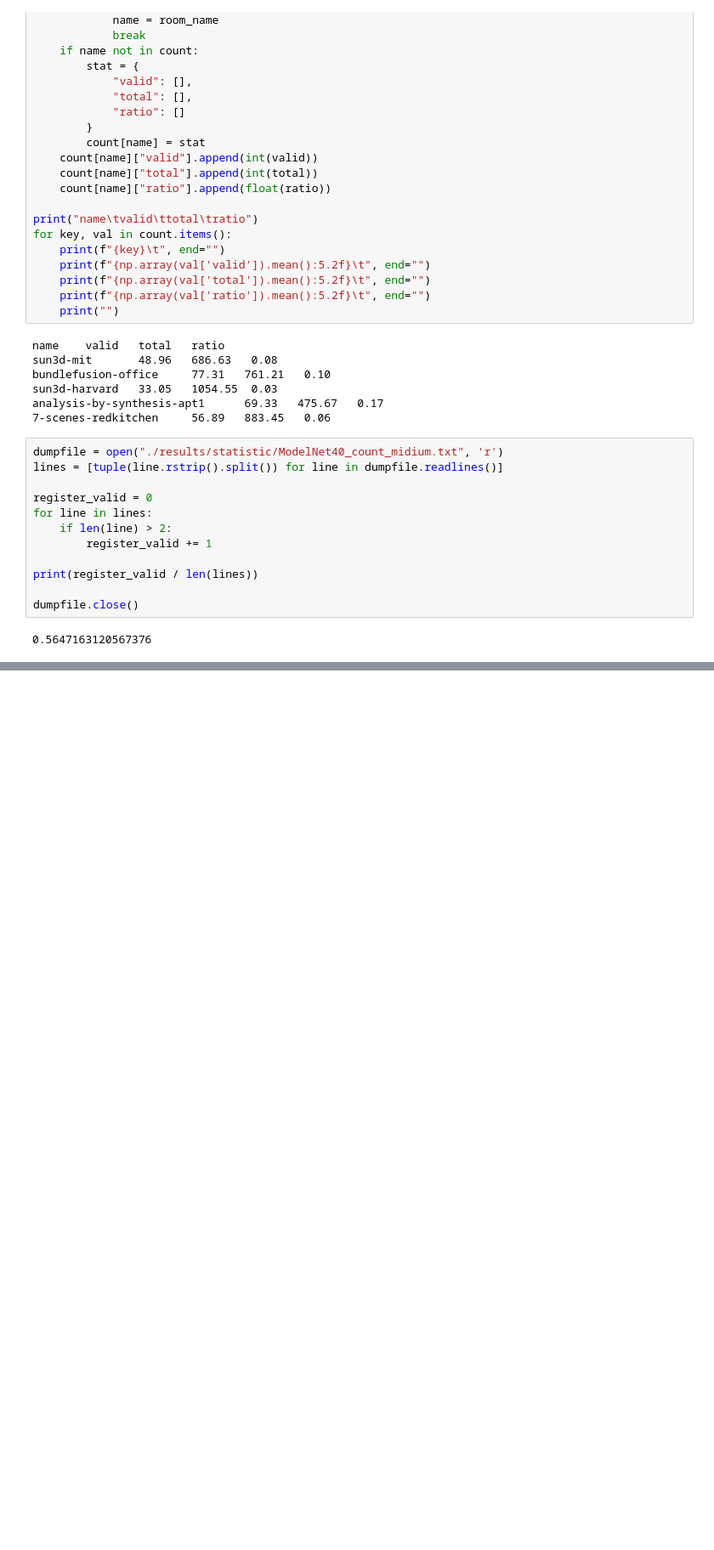
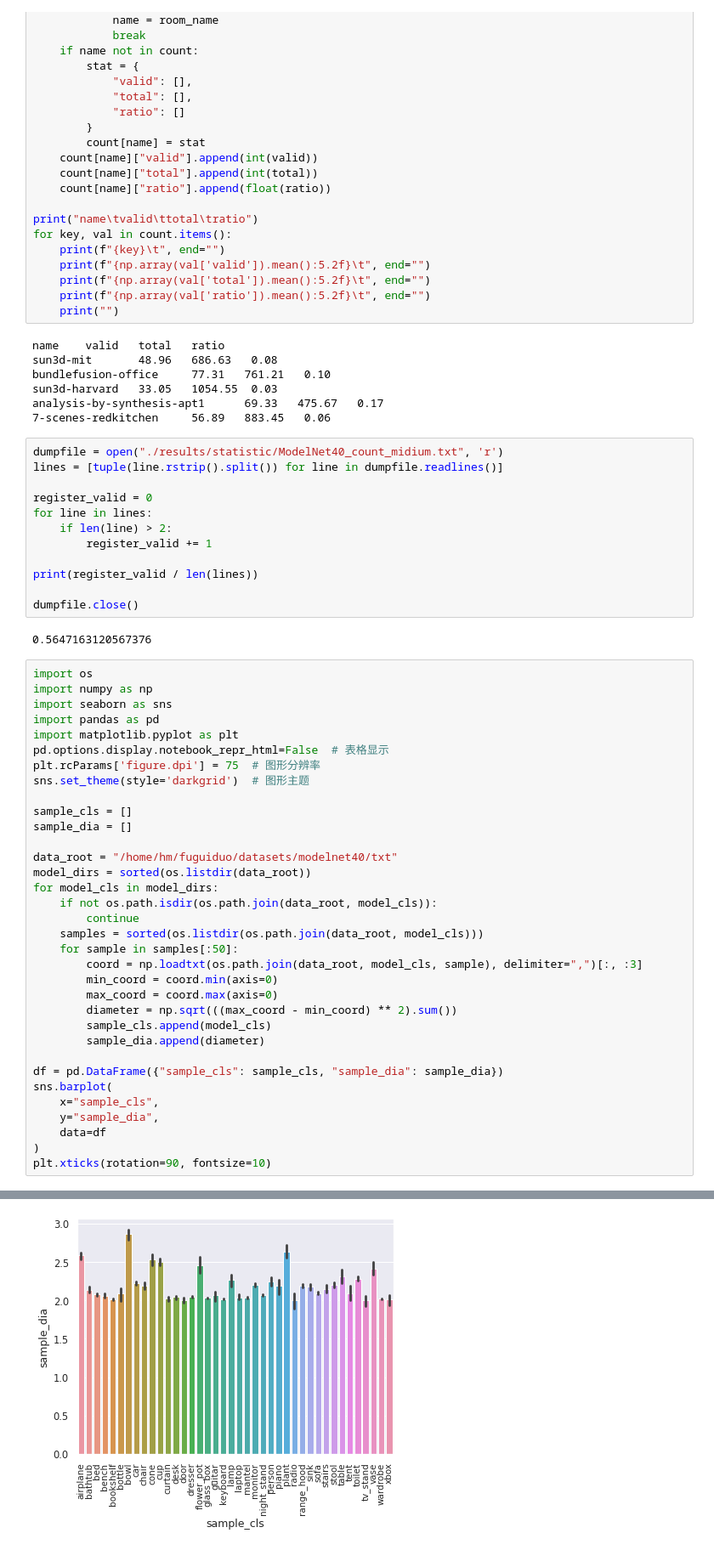
Before and after one commit to ChenXinXuTUSC/undergraduate_proj, a Jupyter notebook: statistic_visual.ipynb, the cells around one changed output, grey strips where cells are left out. Shown: that part at 85% size. Saved outputs shown, nothing was run; the diff lists cells and outputs as text; blank space fills up the shorter version.

```diff
--- a/statistic_visual.ipynb
+++ b/statistic_visual.ipynb
@@ -95,3 +95,38 @@ print(register_valid / len(lines))
 dumpfile.close()
 # %% [output]
 0.5647163120567376
+# %%
+import os
+import numpy as np
+import seaborn as sns
+import pandas as pd
+import matplotlib.pyplot as plt
+pd.options.display.notebook_repr_html=False  # 表格显示
+plt.rcParams['figure.dpi'] = 75  # 图形分辨率
+sns.set_theme(style='darkgrid')  # 图形主题
+
+sample_cls = []
+sample_dia = []
+
+data_root = "/home/hm/fuguiduo/datasets/modelnet40/txt"
+model_dirs = sorted(os.listdir(data_root))
+for model_cls in model_dirs:
+    if not os.path.isdir(os.path.join(data_root, model_cls)):
+        continue
+    samples = sorted(os.listdir(os.path.join(data_root, model_cls)))
+    for sample in samples[:50]:
+        coord = np.loadtxt(os.path.join(data_root, model_cls, sample), delimiter=",")[:, :3]
+        min_coord = coord.min(axis=0)
+        max_coord = coord.max(axis=0)
+        diameter = np.sqrt(((max_coord - min_coord) ** 2).sum())
+        sample_cls.append(model_cls)
+        sample_dia.append(diameter)
+
+df = pd.DataFrame({"sample_cls": sample_cls, "sample_dia": sample_dia})
+sns.barplot(
+    x="sample_cls",
+    y="sample_dia",
+    data=df
+)
+plt.xticks(rotation=90, fontsize=10)
+# %% [output]
@@ -97,0 +150 @@ dumpfile.close()
+[figure, added]
```
Also changed, not shown: parts of 1 cell of this notebook, 7 other files.
